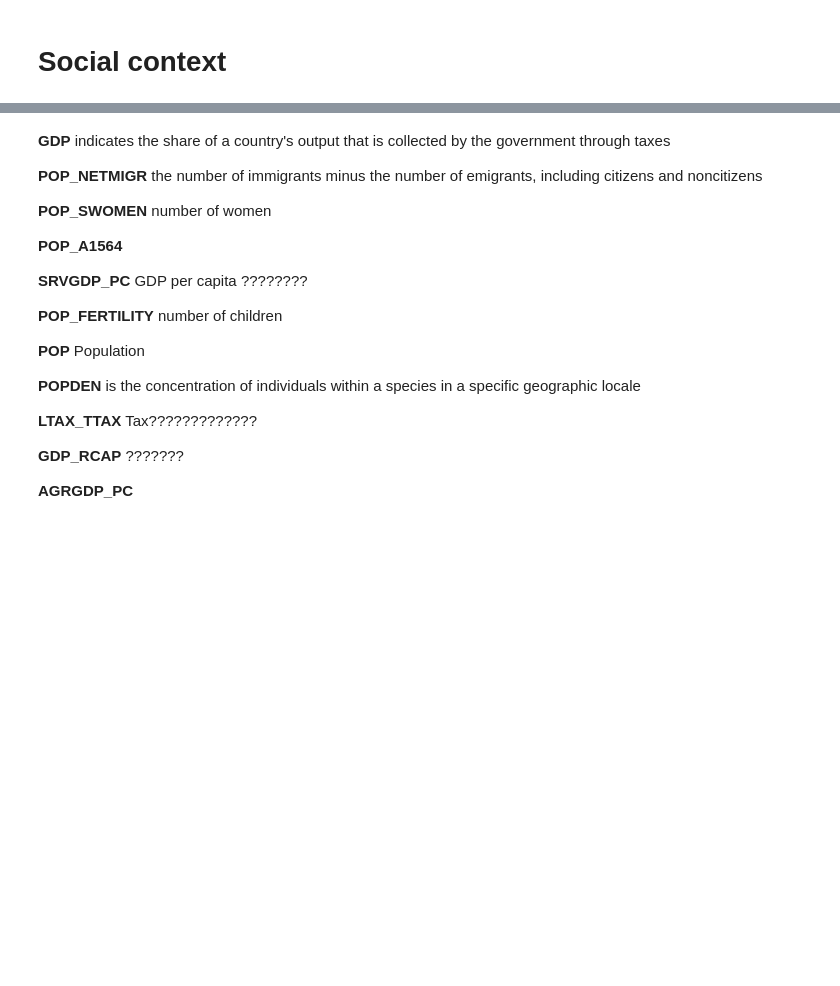
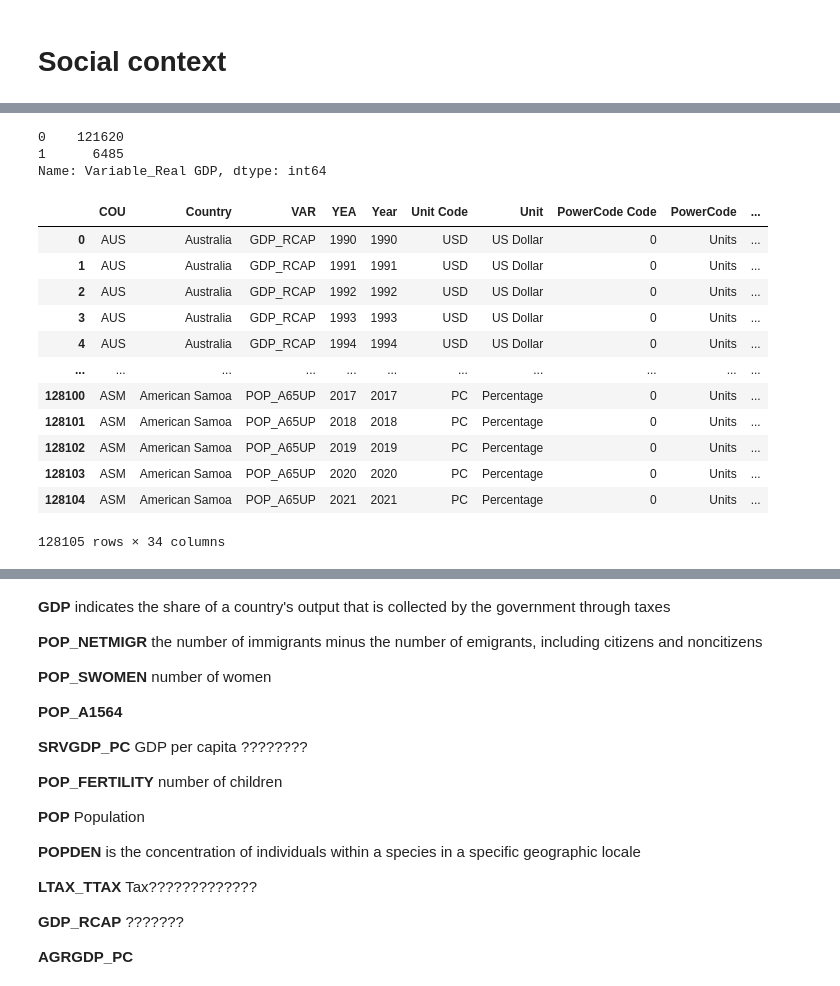
Before and after one commit to LuisaPolicarpo/Air-pollution-in-EU, a Jupyter notebook: Pandas_Ambient.ipynb, the cells around one changed output, grey strips where cells are left out. Cells and saved outputs as stored; diff of their text form; code cells hidden in the pictures; blank space fills up the shorter version.

```diff
--- a/Pandas_Ambient.ipynb
+++ b/Pandas_Ambient.ipynb
@@ -478,0 +379,24 @@ df_sc_VAriance = df_sc.groupBy('Variable').count().show()
+# %%
+df_sc_pandas_du = pd.get_dummies(df_sc_pandas, columns=['Variable'])
+# %%
+df_sc_pandas_du['Variable_Real GDP'].value_counts()
+# %% [output]
+0    121620
+1      6485
+Name: Variable_Real GDP, dtype: int64
+# %%
+df_sc_pandas_du
+# %% [output]
+|  | COU | Country | VAR | YEA | Year | Unit Code | Unit | PowerCode Code | PowerCode | ... |
+| 0 | AUS | Australia | GDP_RCAP | 1990 | 1990 | USD | US Dollar | 0 | Units | ... |
+| 1 | AUS | Australia | GDP_RCAP | 1991 | 1991 | USD | US Dollar | 0 | Units | ... |
+| 2 | AUS | Australia | GDP_RCAP | 1992 | 1992 | USD | US Dollar | 0 | Units | ... |
+| 3 | AUS | Australia | GDP_RCAP | 1993 | 1993 | USD | US Dollar | 0 | Units | ... |
+| 4 | AUS | Australia | GDP_RCAP | 1994 | 1994 | USD | US Dollar | 0 | Units | ... |
+| ... | ... | ... | ... | ... | ... | ... | ... | ... | ... | ... |
+| 128100 | ASM | American Samoa | POP_A65UP | 2017 | 2017 | PC | Percentage | 0 | Units | ... |
+| 128101 | ASM | American Samoa | POP_A65UP | 2018 | 2018 | PC | Percentage | 0 | Units | ... |
+| 128102 | ASM | American Samoa | POP_A65UP | 2019 | 2019 | PC | Percentage | 0 | Units | ... |
+| 128103 | ASM | American Samoa | POP_A65UP | 2020 | 2020 | PC | Percentage | 0 | Units | ... |
+| 128104 | ASM | American Samoa | POP_A65UP | 2021 | 2021 | PC | Percentage | 0 | Units | ... |
+128105 rows × 34 columns
```
Also changed, not shown: parts of 95 cells of this notebook.
